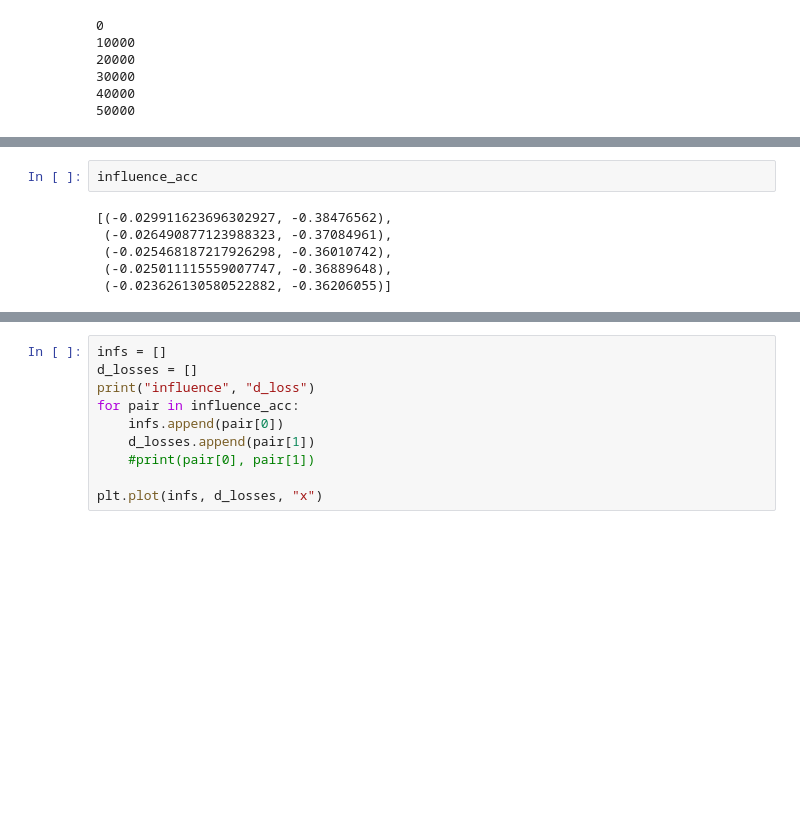
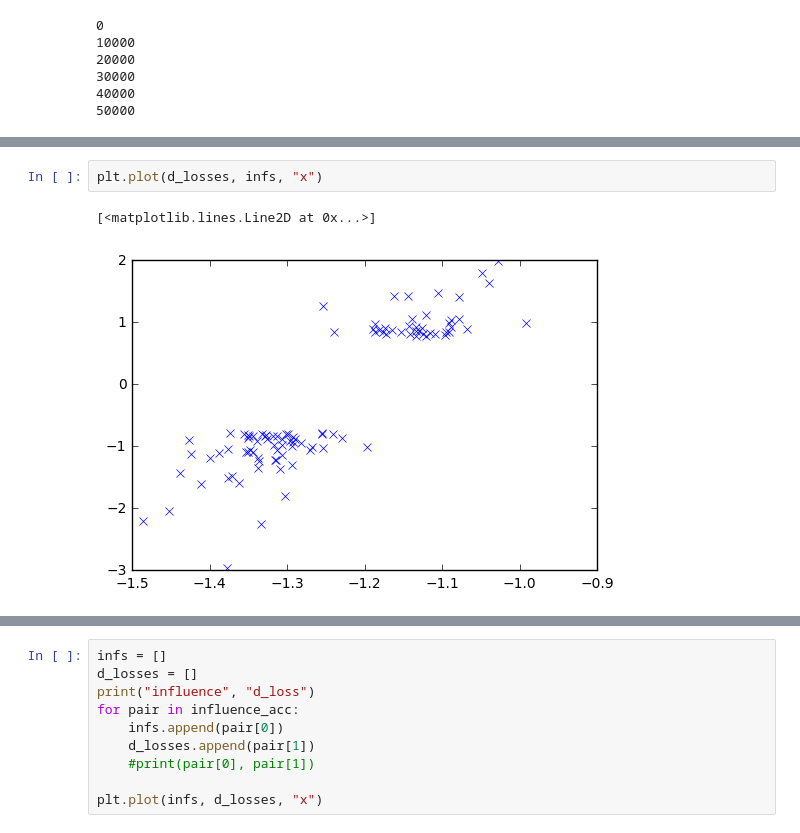
Before and after one commit to cgel/deep_quad, a Jupyter notebook: influence_function.ipynb, the cells around one changed output, grey strips where cells are left out. Saved outputs shown, nothing was run; the diff lists cells and outputs as text; blank space fills up the shorter version.

```diff
--- a/influence_function.ipynb
+++ b/influence_function.ipynb
@@ -263,8 +285,5 @@ for _,i in subset:
-# %%
-influence_acc
-# %% [output]
-[(-0.029911623696302927, -0.38476562),
- (-0.026490877123988323, -0.37084961),
- (-0.025468187217926298, -0.36010742),
- (-0.025011115559007747, -0.36889648),
- (-0.023626130580522882, -0.36206055)]
+# %%
+plt.plot(d_losses, infs, "x")
+# %% [output]
+[<matplotlib.lines.Line2D at 0x...>]
+[figure, added]
```
Also changed, not shown: parts of 16 cells of this notebook.
